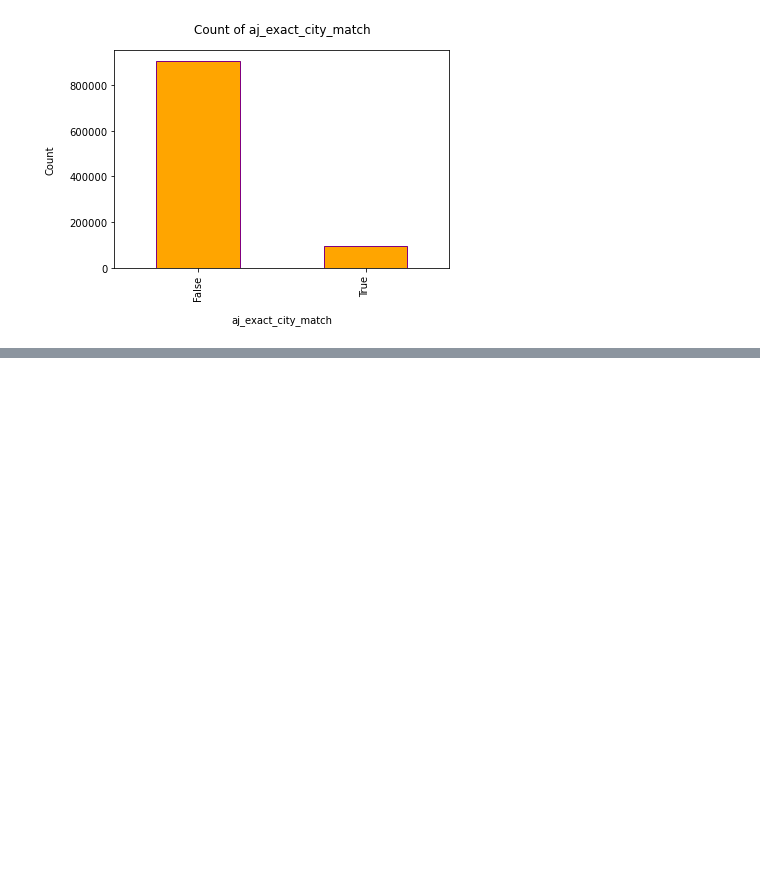
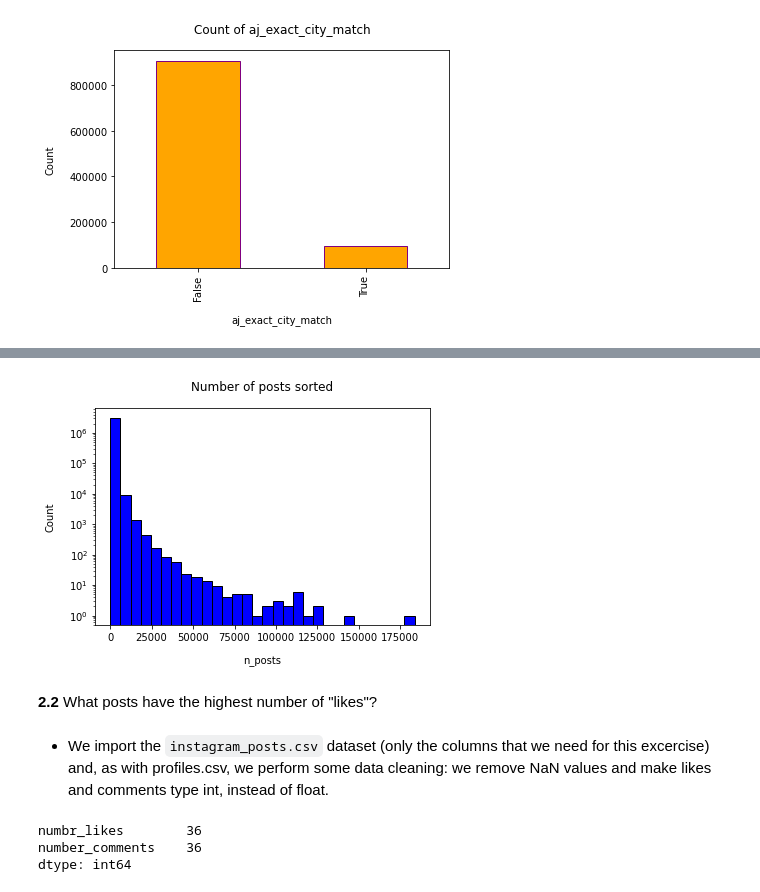
Before and after one commit to Iadiserniag/ADM-HW2, a Jupyter notebook: RQ_1.ipynb, the cells around one changed output, grey strips where cells are left out. Drawn from its saved outputs; the diff is of its cells as text; code cells hidden in the pictures; blank space fills up the shorter version.

```diff
--- a/RQ_1.ipynb
+++ b/RQ_1.ipynb
@@ -480,0 +508,5 @@ bar_binary(df_instagram_locations['aj_exact_city_match'], "aj_exact_city_match",
+# %%
+df_instagram_profiles_RQ2 = df_instagram_profiles.drop(['description', 'url'], axis = 1)
+df_instagram_profiles_RQ2.is_business_account.fillna(False, inplace = True)
+df_instagram_profiles_RQ2.dropna(axis = 0, how = 'any', inplace = True)
+df_instagram_profiles_RQ2.shape[0] # no. rows = 3,130,712
@@ -480,0 +517,4 @@ bar_binary(df_instagram_locations['aj_exact_city_match'], "aj_exact_city_match",
+# %%
+df_instagram_profiles_RQ2.sort_values(by = 'n_posts', ascending = False, inplace = True)
+df_instagram_profiles_RQ2.n_posts = df_instagram_profiles_RQ2.n_posts.astype(int)
+df_instagram_profiles_RQ2.n_posts
@@ -480,0 +534,17 @@ bar_binary(df_instagram_locations['aj_exact_city_match'], "aj_exact_city_match",
+# %%
+hist(df_instagram_profiles_RQ2['n_posts'], "n_posts", "Number of posts sorted", "blue", n_bins = 30, log_trans = True)
+# %% [output]
+[figure, added]
+# %% [markdown]
+<b>2.2</b> What posts have the highest number of "likes"?
+# %% [markdown]
+* We import the `instagram_posts.csv` dataset (only the columns that we need for this excercise) and, as with profiles.csv, we perform some data cleaning: we remove NaN values and make likes and comments type int, instead of float.
+# %%
+fields = ["numbr_likes", "number_comments"]
+df_instagram_posts_RQ2_1 = pd.read_csv("~/instagram_posts.csv", delimiter = "\t", usecols = fields)
+df_instagram_posts_RQ2_1.shape[0] # no. of rows = 42,710,197
+df_instagram_posts_RQ2_1.isna().sum()
+# %% [output]
+numbr_likes        36
+number_comments    36
+dtype: int64
```
Also changed, not shown: parts of 55 cells of this notebook.
